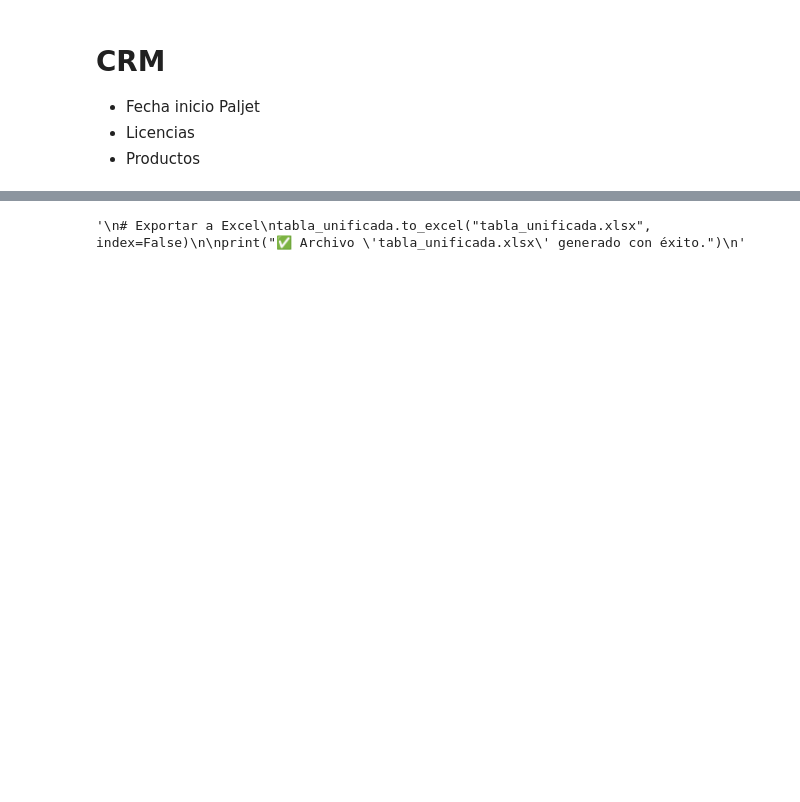
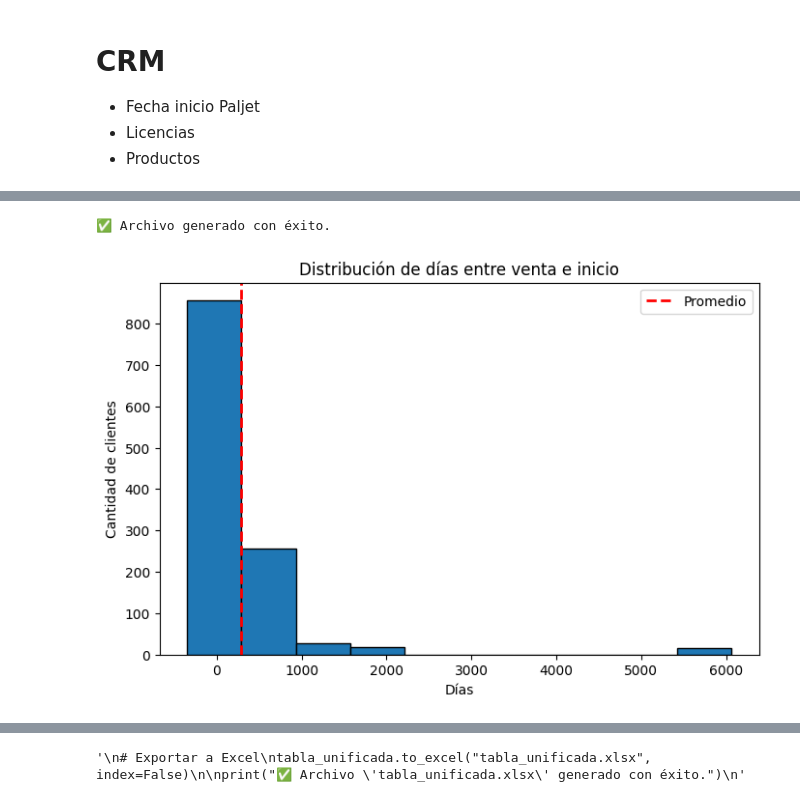
Before and after one commit to christiansaluzzo/Etsol_AnalisisClientes, a Jupyter notebook: análisis_clientes.ipynb, the cells around one changed output, grey strips where cells are left out. Saved outputs shown, nothing was run; the diff lists cells and outputs as text; code cells hidden in the pictures; blank space fills up the shorter version.

Commit message:
Trabajamos en los cálculos de Días entre venta e implementación del sistema.

```diff
--- a/análisis_clientes.ipynb
+++ b/análisis_clientes.ipynb
@@ -275,0 +276,23 @@ memory usage: 122.5+ KB
+# %%
+# Calcular días solo cuando hay inicio
+DF_crm["dias_entre_venta_e_inicio"] = np.where(
+    DF_crm["fecha_de_inicio_paljeterp"].notna(),
+    (DF_crm["fecha_de_inicio_paljeterp"] - DF_crm["fecha_de_venta"]).dt.days,
+    np.nan
+)
+
+# Definir condiciones
+condiciones = [
+    DF_crm["fecha_de_inicio_paljeterp"].isna(),  # no hay inicio → "pendiente"
+    DF_crm["fecha_de_inicio_paljeterp"] >= DF_crm["fecha_de_venta"],  # inicio correcto "implementado"
+    DF_crm["fecha_de_inicio_paljeterp"] < DF_crm["fecha_de_venta"],   # inicio antes de venta → "revisar"
+]
+
+# Definir resultados
+valores = ["Pendiente", "Implementado", "Revisar"]
+
+# Crear columna con estado de implementación
+#DF_crm["estado_implementacion"] = np.select(condiciones, valores)
+DF_crm["estado_después_análisis"] = np.select(condiciones, valores, default="Pendiente")
+
+DF_crm.to_excel("Días_entre_venta_e_inicio_y_estado.xlsx", index=False)
@@ -335,0 +334,20 @@ ValueError: Could not interpret value `Fecha de Venta` for `x`. An entry with th
+# %%
+# Exportar a Excel
+implementados.to_excel("Promedio días entre venta e implementación.xlsx", index=False)
+print("✅ Archivo generado con éxito.")
+# %% [output]
+✅ Archivo generado con éxito.
+# %%
+# Filtrar solo implementados
+implementados = DF_crm[DF_crm["dias_entre_venta_e_inicio"].notna()]
+
+plt.figure(figsize=(8,5))
+plt.hist(implementados["dias_entre_venta_e_inicio"], bins=10, edgecolor="black")
+plt.axvline(implementados["dias_entre_venta_e_inicio"].mean(), color="red", linestyle="dashed", linewidth=2, label="Promedio")
+plt.title("Distribución de días entre venta e inicio")
+plt.xlabel("Días")
+plt.ylabel("Cantidad de clientes")
+plt.legend()
+plt.show()
+# %% [output]
+[figure, added]
```
Also changed, not shown: parts of 9 cells of this notebook, 1 other file.
